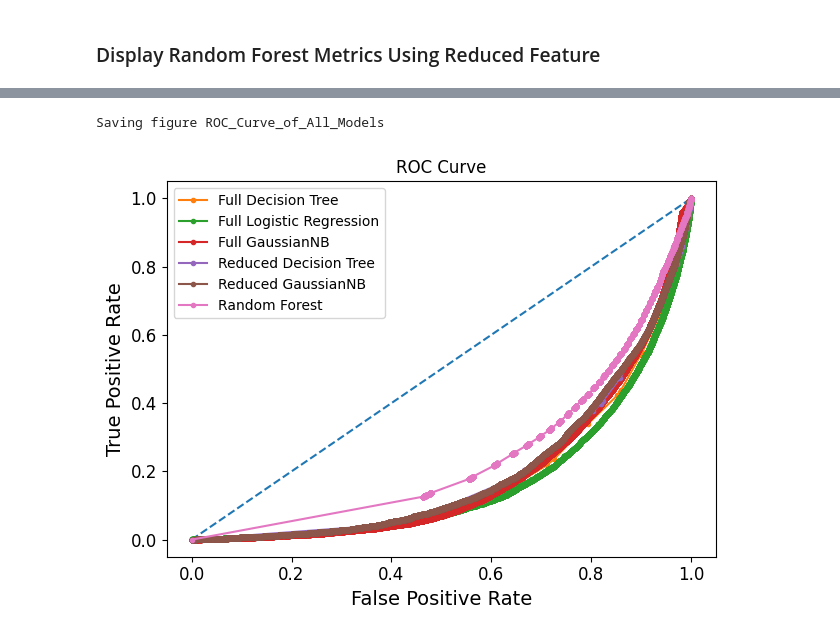
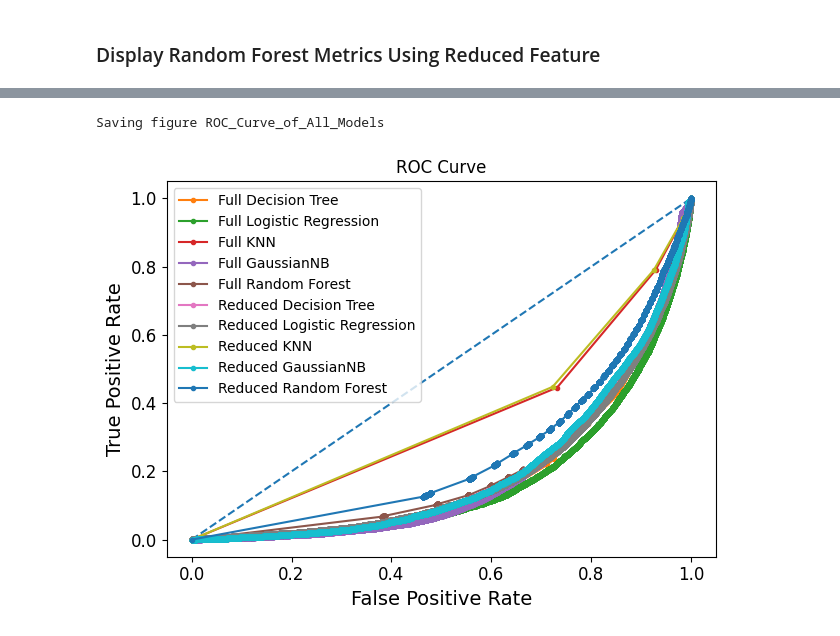
Before and after one commit to Suhyrhasan/Risk-Prediction-For-Heart-Disease, a Jupyter notebook: ModelEvaluation.ipynb, the cells around one changed output, grey strips where cells are left out. Saved outputs shown, nothing was run; the diff lists cells and outputs as text; code cells hidden in the pictures.

Commit message:
added reduced and full classifiers

```diff
--- a/ModelEvaluation.ipynb
+++ b/ModelEvaluation.ipynb
@@ -295,7 +305,7 @@ This model takes too long to run
 # %%
 # Display KKN Metrics
 KNN_PATH = os.path.join('knn')
-def evaluate_KNN():
+def evaluate_FullKNN():
     print("Full KNN Metrics:\n")
     knn = full_knn_model
     y_pred = knn.predict(x_test)
@@ -315,8 +325,24 @@ def evaluate_KNN():
     # calculate roc curve
     fpr, tpr, thresholds = roc_curve(y_test, probs, pos_label=1)
 
+
+    mae = mean_absolute_error(y_test, y_pred)
+    print("Mean Absolute Error of the KNN model is", mae)
+
     #print True and False Positive Rates
     print("False Positive Rate", fpr, "True Postitive Rate", tpr)
+
+    # confusion matrix
+    plt.figure(figsize=(7,5))
+    ax = sns.heatmap(cm/np.sum(cm),fmt='.2%', annot=True, cmap='Greens')
+    # labels
+    ax.set_xlabel('\nPredicted Values')
+    ax.set_ylabel('Actual Values ')
+    ax.set_title('Confusion Matrix of Full KNN Model')
+    ax.xaxis.set_ticklabels(['No HeartDisease','HeartDisease'])
+    ax.yaxis.set_ticklabels(['No HeartDisease','HeartDisease'])
+    save_fig(LOGREG_PATH,f"Confusion_Matrix_of_Full_KNN_Model")
+    plt.show()
 
     # plot ROC Curve
     plt.plot([0, 1], [0, 1], linestyle='--')
@@ -342,6 +368,6 @@ def evaluate_KNN():
     plt.show()
     return fpr,tpr
 
-fpr2,tpr2 = evaluate_KNN()
+fpr2,tpr2 = evaluate_FullKNN()
 # %% [output]
 Full KNN Metrics:
@@ -515,7 +659,7 @@ def evaluate_ReducedDecisionTree():
     plt.show()
     return fpr, tpr
 
-fpr4, tpr4 = evaluate_ReducedDecisionTree()
+fpr5, tpr5 = evaluate_ReducedDecisionTree()
 # %% [output]
 Reduced Decision Tree Metrics:
 
@@ -609,7 +1009,7 @@ def evaluate_ReducedGaussianNB():
     plt.show()
     return fpr, tpr
 
-fpr5, tpr5 = evaluate_ReducedGaussianNB()
+fpr8, tpr8 = evaluate_ReducedGaussianNB()
 # %% [output]
 Reduced Gaussian Naive Bayes Metrics:
 
@@ -659,7 +1059,7 @@ def evaluate_ReducedRandomForest():
     print('AUC: %.3f' % auc)
 
     mae = mean_absolute_error(red_y_test, y_pred)
-    print("Mean Absolute Error of the KNN model is", mae)
+    print("Mean Absolute Error of the Reduced Random Forest model is", mae)
 
     # calculate roc curve
     fpr, tpr, thresholds = roc_curve(red_y_test, probs,pos_label=1)
@@ -704,7 +1104,7 @@ def evaluate_ReducedRandomForest():
     plt.show()
     return fpr, tpr
 
-fpr6, tpr6 = evaluate_ReducedRandomForest()
+fpr9, tpr9 = evaluate_ReducedRandomForest()
 # %% [output]
 Reduced Random Forest Metrics:
 
@@ -731,27 +1131,31 @@ Saving figure Precision_Recall_Curve_of_Reduced_Random_Forest_Model
 # %%
 # ROC Curve with all models
 plt.plot([0, 1], [0, 1], linestyle='--')
 
 # plot the roc curve for the model
 plt.plot(fpr, tpr, marker='.', label='Full Decision Tree')
 plt.plot(fpr1, tpr1, marker='.', label='Full Logistic Regression')
-# plt.plot(fpr2, tpr2, marker='.', label='Full KNN')
+plt.plot(fpr2, tpr2, marker='.', label='Full KNN')
 plt.plot(fpr3, tpr3, marker='.', label='Full GaussianNB')
-plt.plot(fpr4, tpr4, marker='.', label='Reduced Decision Tree')
-plt.plot(fpr5, tpr5, marker='.', label='Reduced GaussianNB')
-plt.plot(fpr6, tpr6, marker='.', label='Random Forest')
+plt.plot(fpr4, tpr4, marker='.', label='Full Random Forest')
+
+plt.plot(fpr5, tpr5, marker='.', label='Reduced Decision Tree')
+plt.plot(fpr6, tpr6, marker='.', label='Reduced Logistic Regression')
+plt.plot(fpr7, tpr7, marker='.', label='Reduced KNN')
+plt.plot(fpr8, tpr8, marker='.', label='Reduced GaussianNB')
+plt.plot(fpr9, tpr9, marker='.', label='Reduced Random Forest')
 
 
 # labels
 plt.xlabel('False Positive Rate')
 plt.ylabel('True Positive Rate')
 plt.title('ROC Curve')
 plt.legend()
 # show the plot
 save_fig(
     'allmodels',
     "ROC_Curve_of_All_Models")
 plt.show()
 # %% [output]
 Saving figure ROC_Curve_of_All_Models
-[figure, old version]
+[figure, new version]
```
Also changed, not shown: parts of 17 cells of this notebook, 17 other files.
